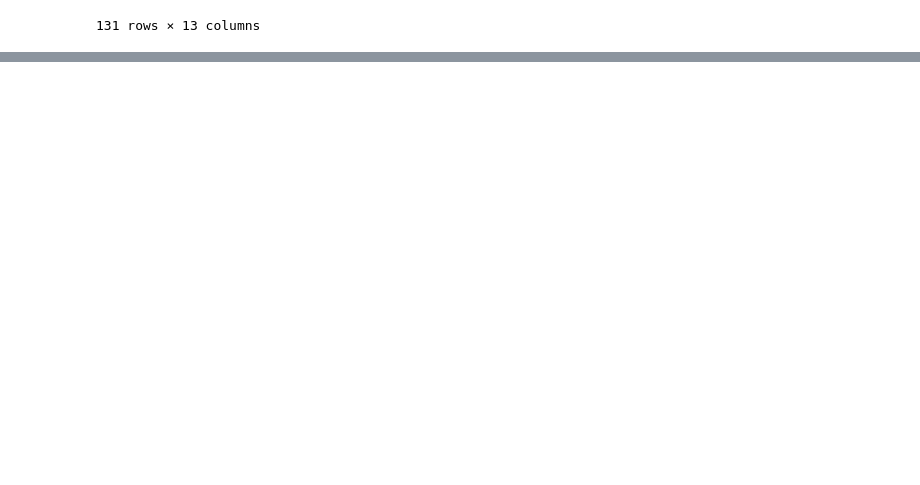
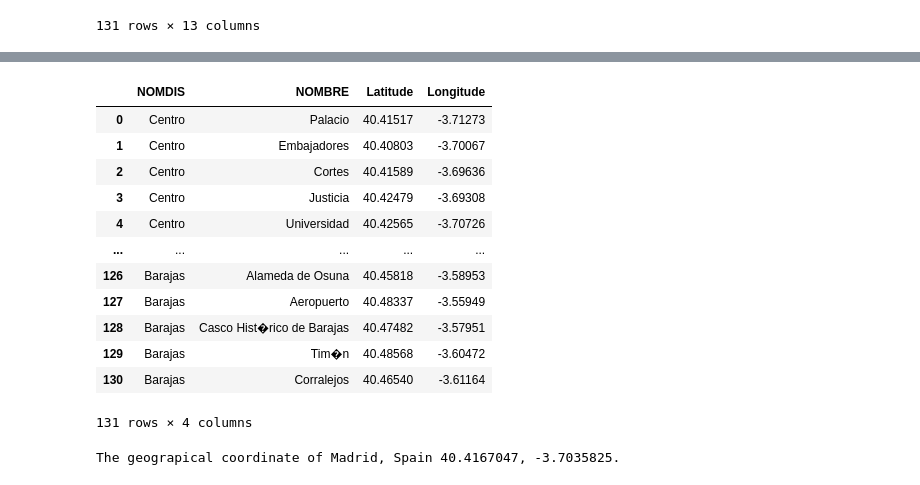
Before and after one commit to mikel-hernandezj/Coursera_Capstone, a Jupyter notebook: Final Assignment/pruebas.ipynb, the cells around one changed output, grey strips where cells are left out. Cells and saved outputs as stored; diff of their text form; code cells hidden in the pictures; blank space fills up the shorter version.

```diff
--- a/Final Assignment/pruebas.ipynb
+++ b/Final Assignment/pruebas.ipynb
@@ -37,0 +79,28 @@ coords
+# %%
+df = df.drop(['OBJECTID_1', 'Shape_Leng','Shape_Area','COD_DIS','COD_DIS_TX','BARRIO_MAY','COD_DISBAR','COD_BAR','NUM_BAR','BARRIO_MT','COD_DISB'], axis=1)
+df
+# %% [output]
+|  | NOMDIS | NOMBRE | Latitude | Longitude |
+| 0 | Centro | Palacio | 40.41517 | -3.71273 |
+| 1 | Centro | Embajadores | 40.40803 | -3.70067 |
+| 2 | Centro | Cortes | 40.41589 | -3.69636 |
+| 3 | Centro | Justicia | 40.42479 | -3.69308 |
+| 4 | Centro | Universidad | 40.42565 | -3.70726 |
+| ... | ... | ... | ... | ... |
+| 126 | Barajas | Alameda de Osuna | 40.45818 | -3.58953 |
+| 127 | Barajas | Aeropuerto | 40.48337 | -3.55949 |
+| 128 | Barajas | Casco Hist�rico de Barajas | 40.47482 | -3.57951 |
+| 129 | Barajas | Tim�n | 40.48568 | -3.60472 |
+| 130 | Barajas | Corralejos | 40.46540 | -3.61164 |
+131 rows × 4 columns
+# %%
+# get the coordinates of madrid
+address = 'Madrid, Spain'
+
+geolocator = Nominatim(user_agent="http")
+location = geolocator.geocode(address)
+latitude = location.latitude
+longitude = location.longitude
+print('The geograpical coordinate of Madrid, Spain {}, {}.'.format(latitude, longitude))
+# %% [output]
+The geograpical coordinate of Madrid, Spain 40.4167047, -3.7035825.
```
Also changed, not shown: parts of 8 cells of this notebook.
